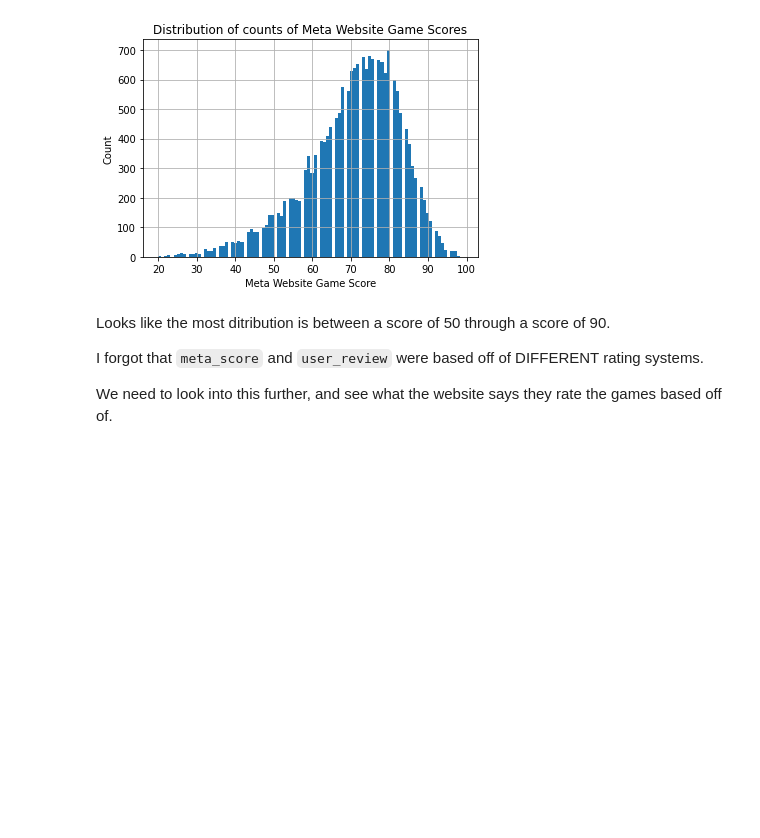
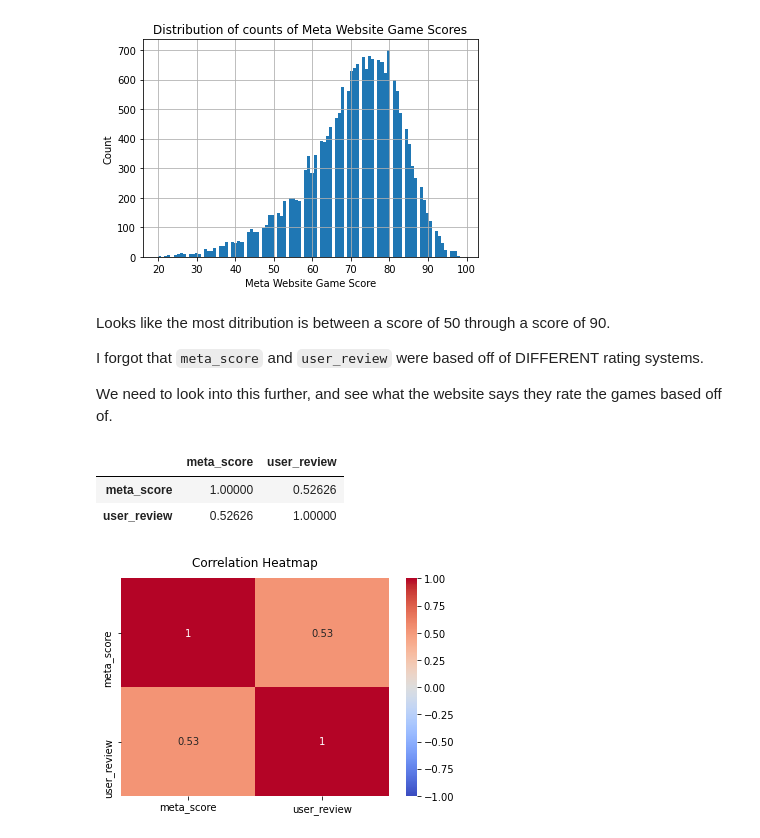
Before and after one commit to FayD21/Capstone-3-Top-Video-Game-Analysis, a Jupyter notebook: notebooks/Top_Video_Game_Review_data_wrangling_and_EDA.ipynb, the cells around one changed output. Saved outputs shown, nothing was run; the diff lists cells and outputs as text; code cells hidden in the pictures; blank space fills up the shorter version.

```diff
--- a/notebooks/Top_Video_Game_Review_data_wrangling_and_EDA.ipynb
+++ b/notebooks/Top_Video_Game_Review_data_wrangling_and_EDA.ipynb
@@ -307,0 +314,16 @@ We need to look into this further, and see what the website says they rate the g
+# %%
+#lets look at the correlation of the dataset, in this case we onl have 2 numerical columns to work with
+#meta_score and user_review
+vgr_data.corr()
+# %% [output]
+|  | meta_score | user_review |
+| meta_score | 1.00000 | 0.52626 |
+| user_review | 0.52626 | 1.00000 |
+# %%
+#looks like there is only a 50% correlation with `user_review` versus `meta_score`
+#lets plot the heatmap for features
+heatmap = sns.heatmap(vgr_data.corr(), vmin=-1, vmax=1, annot=True, cmap= 'coolwarm')
+heatmap.set_title('Correlation Heatmap', fontdict={'fontsize':12}, pad=12)
+plt.savefig("../images/correlation-heatmap.png");
+# %% [output]
+[figure, added]
```
Also changed, not shown: parts of 8 cells of this notebook.
